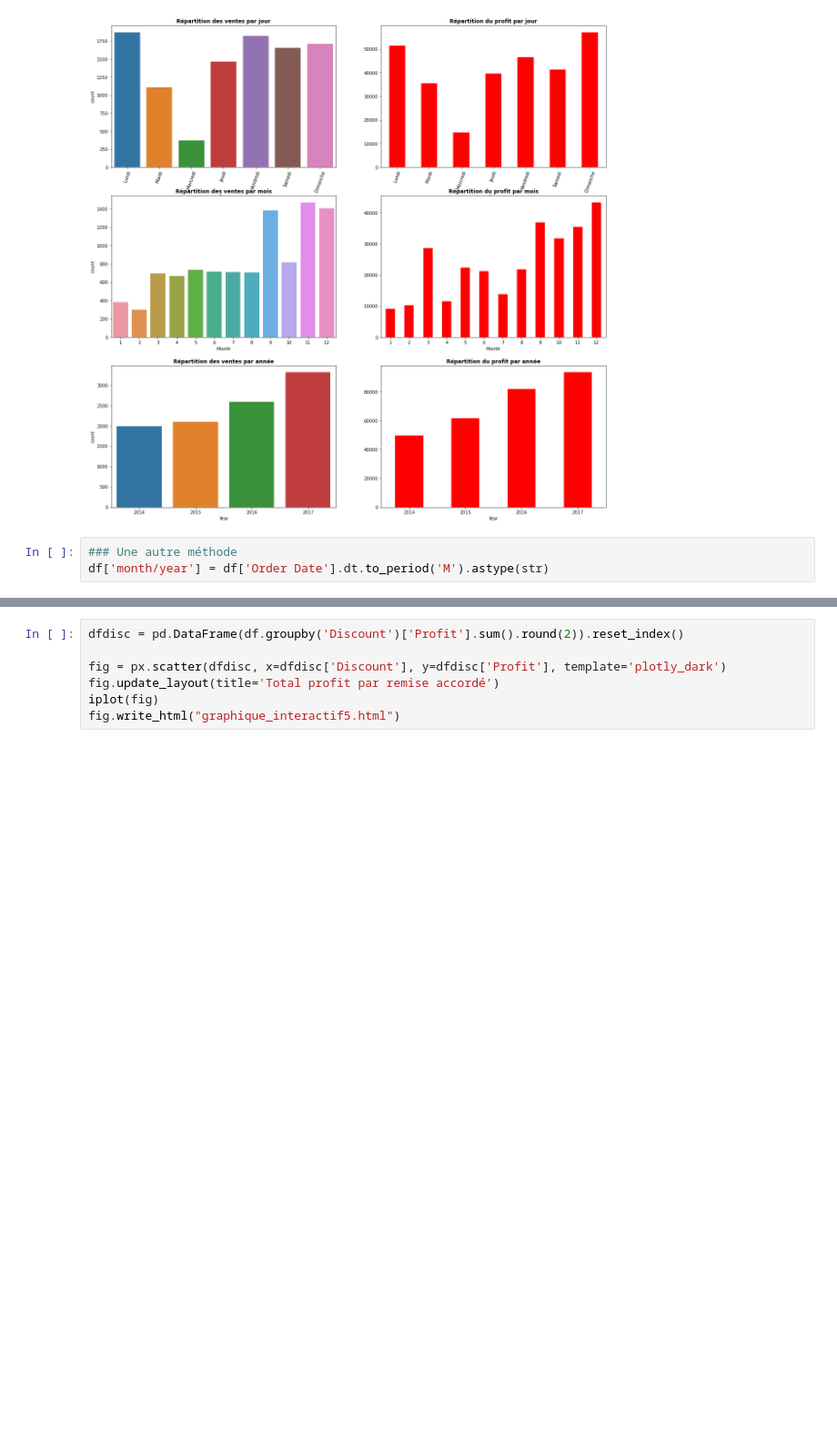
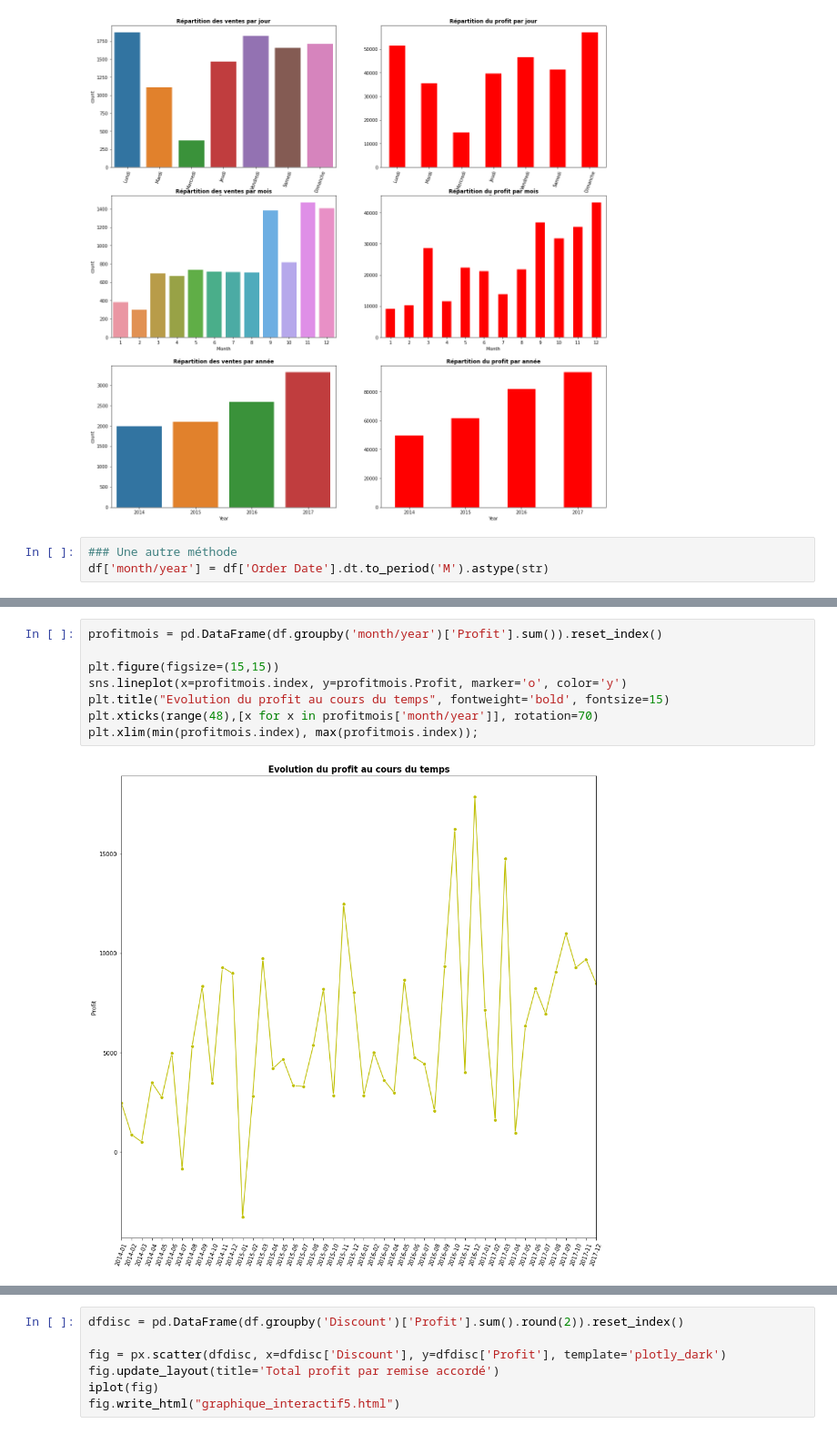
Before and after one commit to ProjetDataScience/Super_store, a Jupyter notebook: vente.ipynb, the cells around one changed output, grey strips where cells are left out. Shown at 91% size. Drawn from its saved outputs; the diff is of its cells as text; blank space fills up the shorter version.

```diff
--- a/vente.ipynb
+++ b/vente.ipynb
@@ -304,4 +363,14 @@ fig.show()
 fig.write_html("graphique_interactif2.html")
 # %% [output]
 [interactive output not drawn]
+# %%
+profitmois = pd.DataFrame(df.groupby('month/year')['Profit'].sum()).reset_index()
+
+plt.figure(figsize=(15,15))
+sns.lineplot(x=profitmois.index, y=profitmois.Profit, marker='o', color='y')
+plt.title("Evolution du profit au cours du temps", fontweight='bold', fontsize=15)
+plt.xticks(range(48),[x for x in profitmois['month/year']], rotation=70)
+plt.xlim(min(profitmois.index), max(profitmois.index));
+# %% [output]
+[figure, added]
 # %%
```
Also changed, not shown: parts of 22 cells of this notebook.
